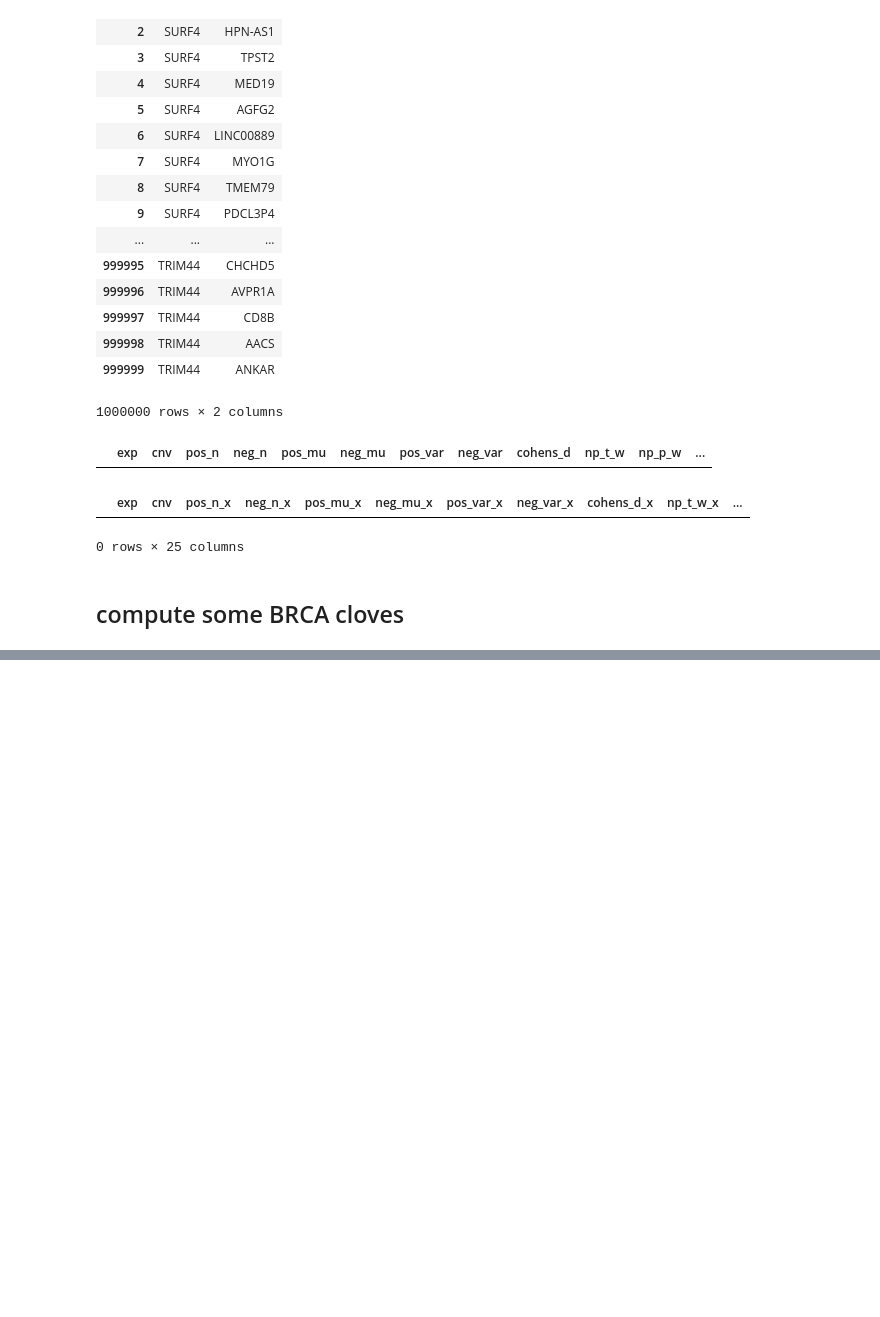
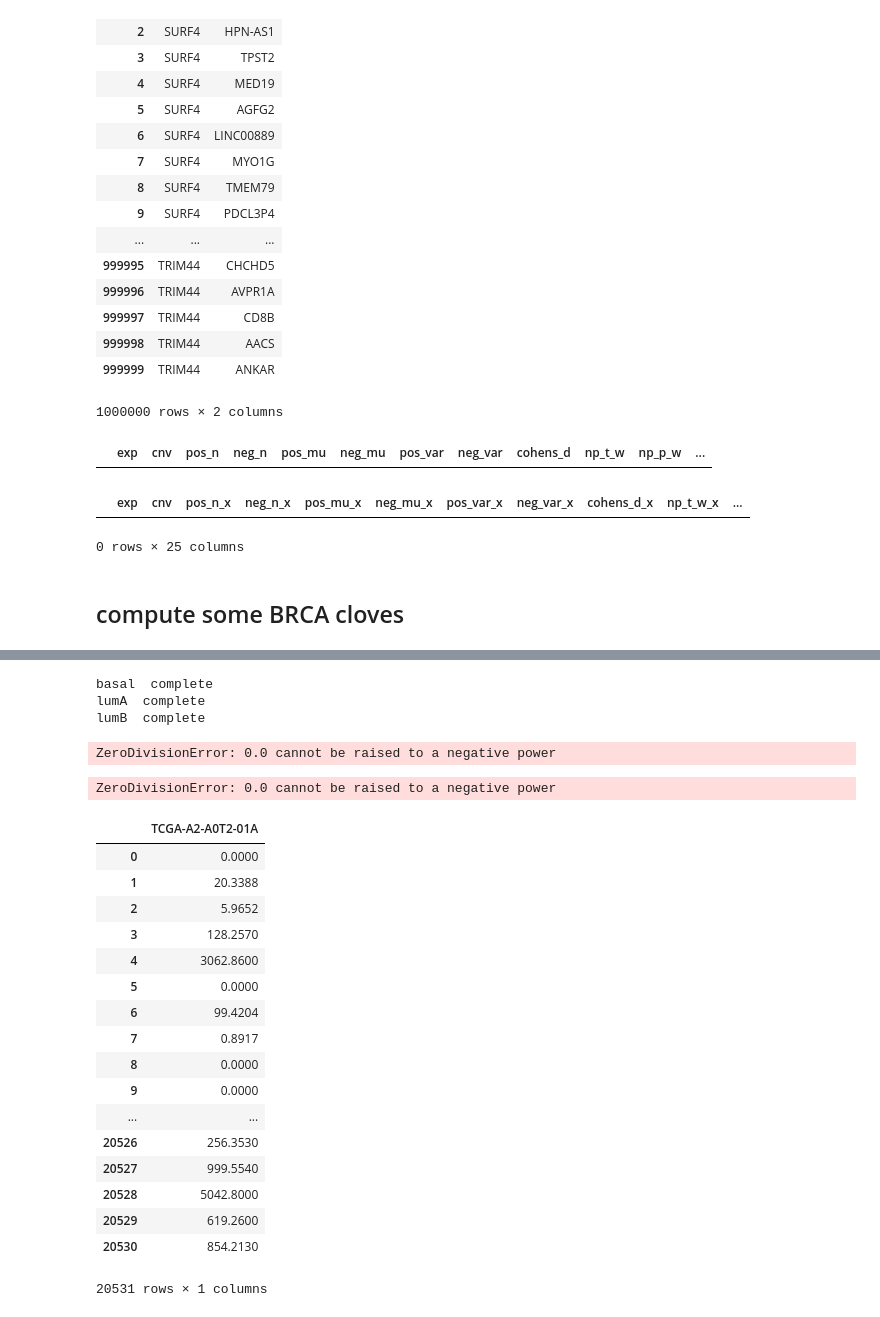
Before and after one commit to thjmattth/clove, a Jupyter notebook: tcga_sandbox.ipynb, the cells around one changed output, grey strips where cells are left out. Cells and saved outputs as stored; diff of their text form; code cells hidden in the pictures; blank space fills up the shorter version.

```diff
--- a/tcga_sandbox.ipynb
+++ b/tcga_sandbox.ipynb
@@ -412,0 +447,12 @@ merged
+# %%
+for case_type in [(basal_case, "basal"), (lumA_case, 'lumA'), (lumB_case, 'lumB')]:
+    cnv, exp = clv.tcgaTissueSelect(samp_list=case_type[0], samp_name=case_type[1], cnv_df=cnv, exp_df=exp, save='data/')
+    print(case_type[1], ' complete')
+# %% [output]
+basal  complete
+lumA  complete
+lumB  complete
+# %%
+explumA, cnvlumA = clv.load_data('data/exp_lumA.tab.gz', 'data/cnv_lumA.tab.gz')
+# %% [output]
+ZeroDivisionError: 0.0 cannot be raised to a negative power
@@ -412,0 +461,4 @@ merged
+# %%
+explumB, cnvlumB = clv.load_data('data/exp_lumB.tab.gz', 'data/cnv_lumB.tab.gz')
+# %% [output]
+ZeroDivisionError: 0.0 cannot be raised to a negative power
@@ -412,0 +471,22 @@ merged
+# %%
+%matplotlib inline
+expdf, cnvdf = load_data('data/', 'data/breast_CCLE_DEL_calls.csv.gz')
+# %% [output]
+|  | TCGA-A2-A0T2-01A |
+| 0 | 0.0000 |
+| 1 | 20.3388 |
+| 2 | 5.9652 |
+| 3 | 128.2570 |
+| 4 | 3062.8600 |
+| 5 | 0.0000 |
+| 6 | 99.4204 |
+| 7 | 0.8917 |
+| 8 | 0.0000 |
+| 9 | 0.0000 |
+| ... | ... |
+| 20526 | 256.3530 |
+| 20527 | 999.5540 |
+| 20528 | 5042.8000 |
+| 20529 | 619.2600 |
+| 20530 | 854.2130 |
+20531 rows × 1 columns
```
Also changed, not shown: parts of 10 cells of this notebook, 13 other files.
